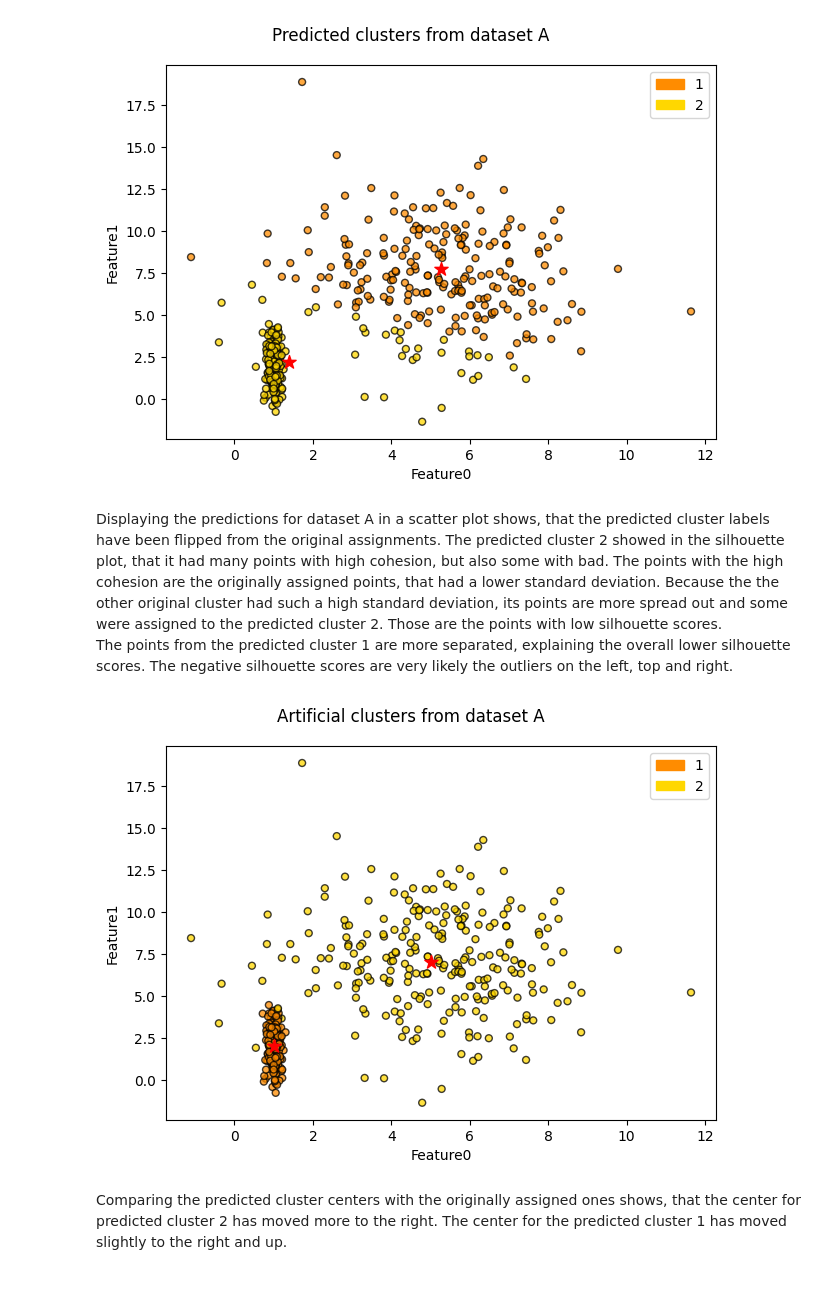
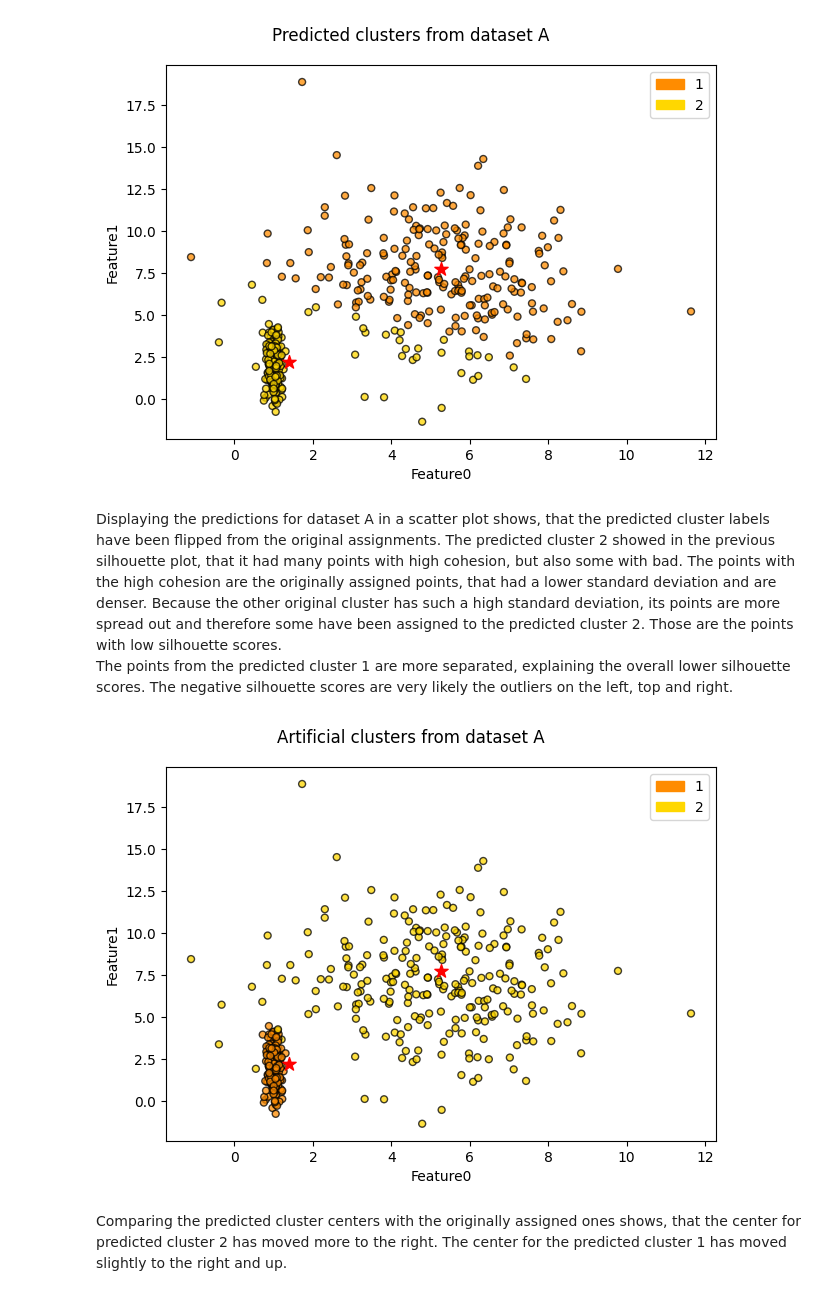
Before and after one commit to JaNoNi/MADS-MMS-Exam1, a Jupyter notebook: exam1.ipynb, the cells around one changed output. Cells and saved outputs as stored; diff of their text form; code cells hidden in the pictures.

```diff
--- a/exam1.ipynb
+++ b/exam1.ipynb
@@ -315,7 +315,7 @@ The predictions for dataset B have overall better results. The silhouette plots
 # %%
 kkm_2 = KMeans(n_clusters=2, random_state=random_state, init="k-means++", max_iter=300, tol=0.0001)
 predicted_labels_a = kkm_2.fit_predict(dataset_a)
-centers_2 = kkm_2.cluster_centers_
+predicted_centers_a = kkm_2.cluster_centers_
 # %%
 draw_plot(
     dataset_a,
@@ -329,20 +329,20 @@ draw_plot(
 # %% [output]
 [figure]
 # %% [markdown]
-Displaying the predictions for dataset A in a scatter plot shows, that the predicted cluster labels have been flipped from the original assignments. The predicted cluster 2 showed in the silhouette plot, that it had many points with high cohesion, but also some with bad. The points with the high cohesion are the originally assigned points, that had a lower standard deviation. Because the the other original cluster had such a high standard deviation, its points are more spread out and some were assigned to the predicted cluster 2. Those are the points with low silhouette scores.<br>
+Displaying the predictions for dataset A in a scatter plot shows, that the predicted cluster labels have been flipped from the original assignments. The predicted cluster 2 showed in the previous silhouette plot, that it had many points with high cohesion, but also some with bad. The points with the high cohesion are the originally assigned points, that had a lower standard deviation and are denser. Because the other original cluster has such a high standard deviation, its points are more spread out and therefore some have been assigned to the predicted cluster 2. Those are the points with low silhouette scores.<br>
 The points from the predicted cluster 1 are more separated, explaining the overall lower silhouette scores. The negative silhouette scores are very likely the outliers on the left, top and right.
 # %%
 draw_plot(
     dataset_a,
     hue=labels_a,
     alpha=0.75,
-    centers=centers_a,
+    centers=predicted_centers_a,
     no_zero=True,  # increases cluster labels by 1
     labels=["Feature0", "Feature1"],
     title="Artificial clusters from dataset A",
 )
 # %% [output]
-[figure, old version]
+[figure, new version]
 # %% [markdown]
 Comparing the predicted cluster centers with the originally assigned ones shows, that the center for predicted cluster 2 has moved more to the right. The center for the predicted cluster 1 has moved slightly to the right and up.
 # %%
```
Also changed, not shown: parts of 18 cells of this notebook, 3 other files.
